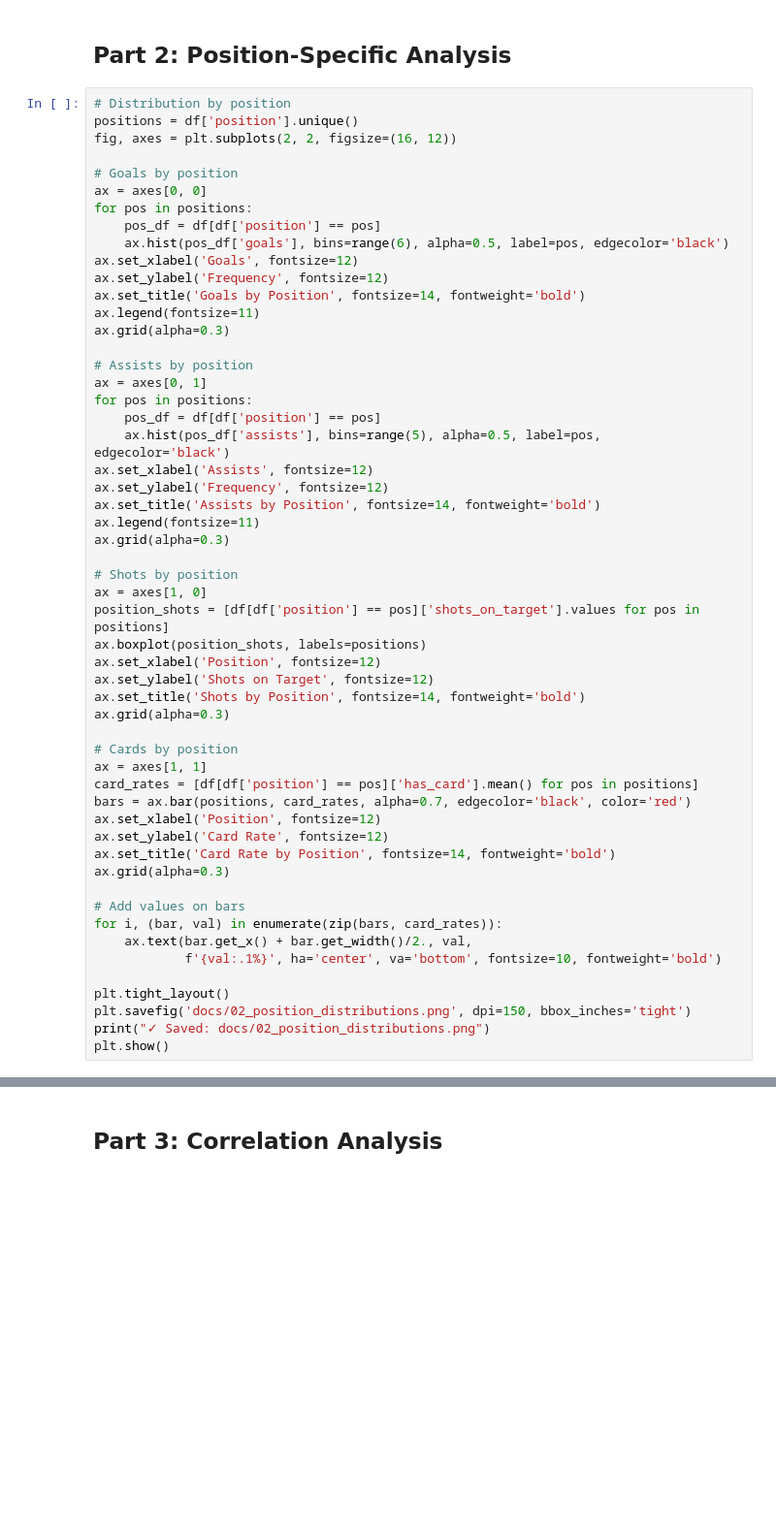
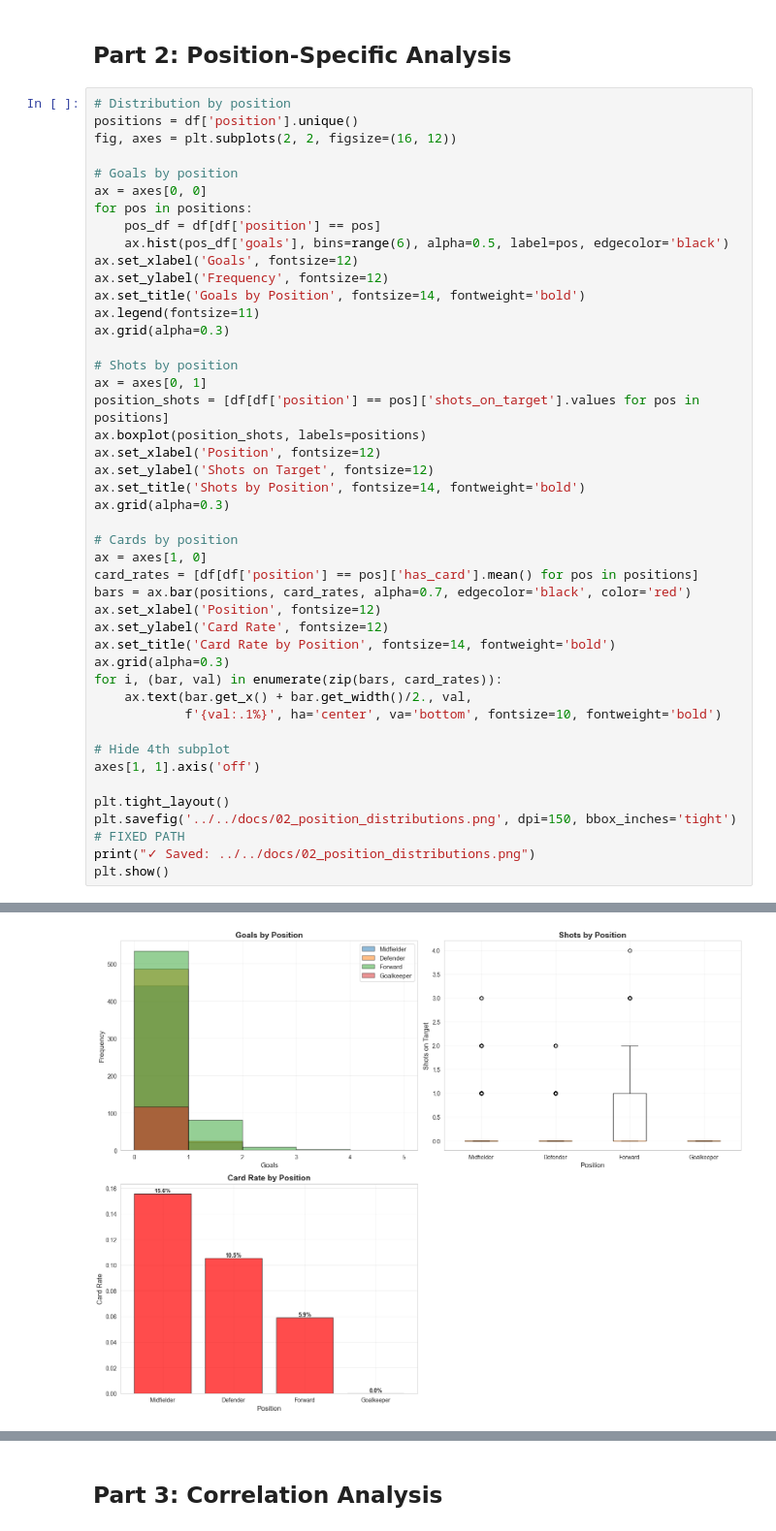
Before and after one commit to MC6527medhansh/player-prop-gnn, a Jupyter notebook: player-prop-gnn/notebooks/exploration/01_eda_complete.ipynb, the cells around one changed output, grey strips where cells are left out. Shown at 97% size. Drawn from its saved outputs; the diff is of its cells as text; blank space fills up the shorter version.

```diff
--- a/player-prop-gnn/notebooks/exploration/01_eda_complete.ipynb
+++ b/player-prop-gnn/notebooks/exploration/01_eda_complete.ipynb
@@ -202,19 +195,8 @@ ax.set_title('Goals by Position', fontsize=14, fontweight='bold')
 ax.legend(fontsize=11)
 ax.grid(alpha=0.3)
 
-# Assists by position
+# Shots by position
 ax = axes[0, 1]
-for pos in positions:
-    pos_df = df[df['position'] == pos]
-    ax.hist(pos_df['assists'], bins=range(5), alpha=0.5, label=pos, edgecolor='black')
-ax.set_xlabel('Assists', fontsize=12)
-ax.set_ylabel('Frequency', fontsize=12)
-ax.set_title('Assists by Position', fontsize=14, fontweight='bold')
-ax.legend(fontsize=11)
-ax.grid(alpha=0.3)
-
-# Shots by position
-ax = axes[1, 0]
 position_shots = [df[df['position'] == pos]['shots_on_target'].values for pos in positions]
 ax.boxplot(position_shots, labels=positions)
 ax.set_xlabel('Position', fontsize=12)
@@ -223,20 +205,22 @@ ax.set_title('Shots by Position', fontsize=14, fontweight='bold')
 ax.grid(alpha=0.3)
 
 # Cards by position
-ax = axes[1, 1]
+ax = axes[1, 0]
 card_rates = [df[df['position'] == pos]['has_card'].mean() for pos in positions]
 bars = ax.bar(positions, card_rates, alpha=0.7, edgecolor='black', color='red')
 ax.set_xlabel('Position', fontsize=12)
 ax.set_ylabel('Card Rate', fontsize=12)
 ax.set_title('Card Rate by Position', fontsize=14, fontweight='bold')
 ax.grid(alpha=0.3)
-
-# Add values on bars
 for i, (bar, val) in enumerate(zip(bars, card_rates)):
     ax.text(bar.get_x() + bar.get_width()/2., val,
             f'{val:.1%}', ha='center', va='bottom', fontsize=10, fontweight='bold')
 
+# Hide 4th subplot
+axes[1, 1].axis('off')
+
 plt.tight_layout()
-plt.savefig('docs/02_position_distributions.png', dpi=150, bbox_inches='tight')
-print("✓ Saved: docs/02_position_distributions.png")
+plt.savefig('../../docs/02_position_distributions.png', dpi=150, bbox_inches='tight')  # FIXED PATH
+print("✓ Saved: ../../docs/02_position_distributions.png")
 plt.show()
+# %% [output]
@@ -243,3 +228,4 @@ plt.show()
+[figure, added]
 # %%
 # Position statistics
 print("="*70)
```
Also changed, not shown: parts of 18 cells of this notebook, 7 other files.
